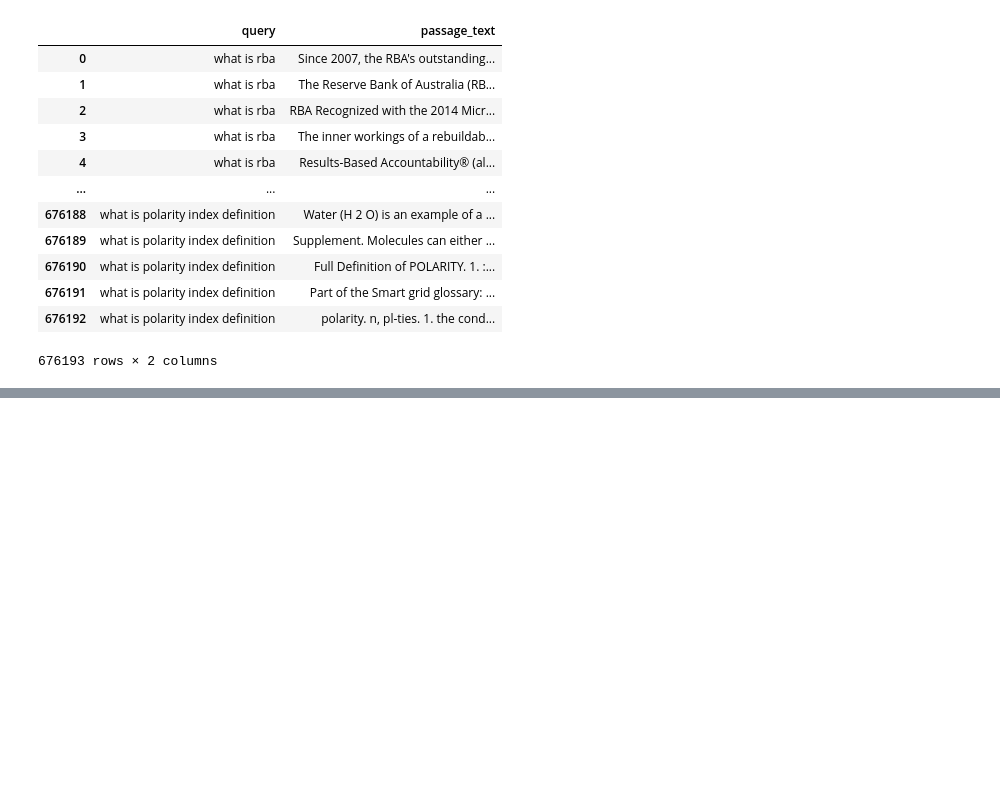
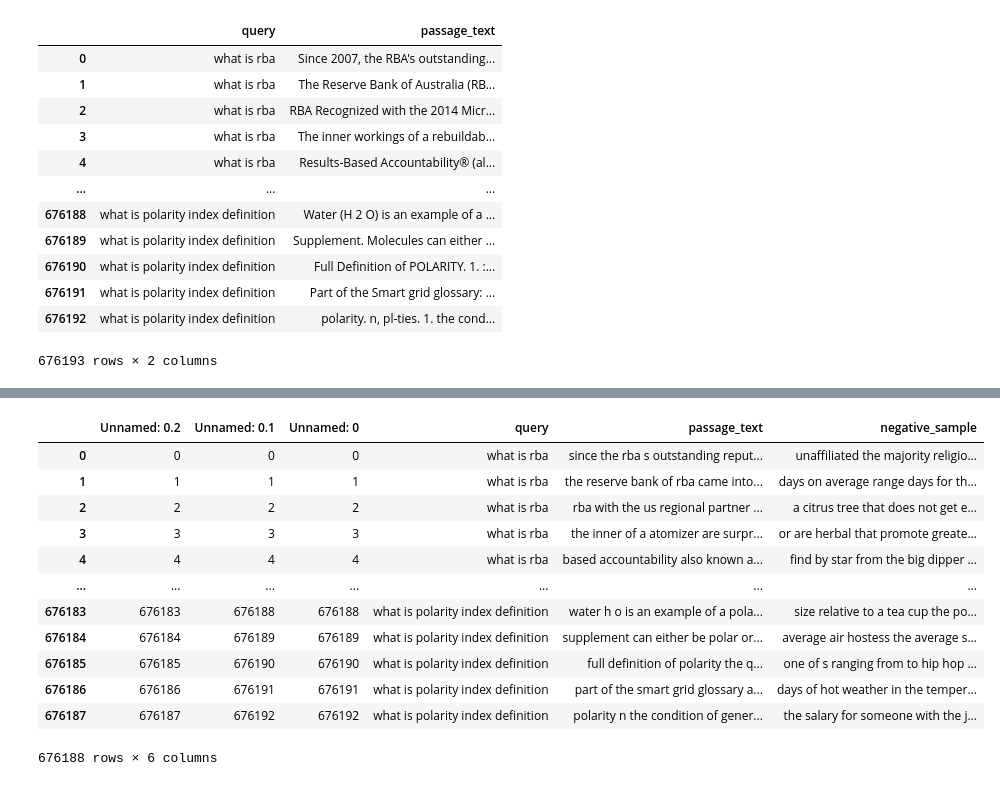
Before and after one commit to omare334/two_towers, a Jupyter notebook: creating_dataset-1.ipynb, the cells around one changed output, grey strips where cells are left out. Saved outputs shown, nothing was run; the diff lists cells and outputs as text; code cells hidden in the pictures; blank space fills up the shorter version.

```diff
--- a/creating_dataset-1.ipynb
+++ b/creating_dataset-1.ipynb
@@ -187,0 +291,36 @@ result_with_negatives
+# %%
+df = result_with_negatives
+# %%
+# Function to clean text
+def clean_text(text):
+    # Convert to lowercase
+    text = text.lower()
+
+    # Remove everything except letters and spaces
+    text = re.sub(r"[^a-zA-Z\s]", "", text)  # This removes digits, punctuation, and special characters
+
+    # Optionally: Maintain specific abbreviations by replacing them after cleaning
+    text = re.sub(r"\brba\b", "rba", text)  # Add more abbreviations as needed
+
+    return text
+
+# Apply the clean_text function to each of the relevant columns
+df['query'] = df['query'].apply(clean_text)
+df['passage_text'] = df['passage_text'].apply(clean_text)
+df['negative_sample'] = df['negative_sample'].apply(clean_text)
+
+df
+# %% [output]
+|  | Unnamed: 0.2 | Unnamed: 0.1 | Unnamed: 0 | query | passage_text | negative_sample |
+| 0 | 0 | 0 | 0 | what is rba | since the rba s outstanding reput... | unaffiliated the majority religio... |
+| 1 | 1 | 1 | 1 | what is rba | the reserve bank of rba came into... | days on average range days for th... |
+| 2 | 2 | 2 | 2 | what is rba | rba with the us regional partner ... | a citrus tree that does not get e... |
+| 3 | 3 | 3 | 3 | what is rba | the inner of a atomizer are surpr... | or are herbal that promote greate... |
+| 4 | 4 | 4 | 4 | what is rba | based accountability also known a... | find by star from the big dipper ... |
+| ... | ... | ... | ... | ... | ... | ... |
+| 676183 | 676183 | 676188 | 676188 | what is polarity index definition | water h o is an example of a pola... | size relative to a tea cup the po... |
+| 676184 | 676184 | 676189 | 676189 | what is polarity index definition | supplement can either be polar or... | average air hostess the average s... |
+| 676185 | 676185 | 676190 | 676190 | what is polarity index definition | full definition of polarity the q... | one of s ranging from to hip hop ... |
+| 676186 | 676186 | 676191 | 676191 | what is polarity index definition | part of the smart grid glossary a... | days of hot weather in the temper... |
+| 676187 | 676187 | 676192 | 676192 | what is polarity index definition | polarity n the condition of gener... | the salary for someone with the j... |
+676188 rows × 6 columns
```
Also changed, not shown: parts of 12 cells of this notebook, 3 other files.
